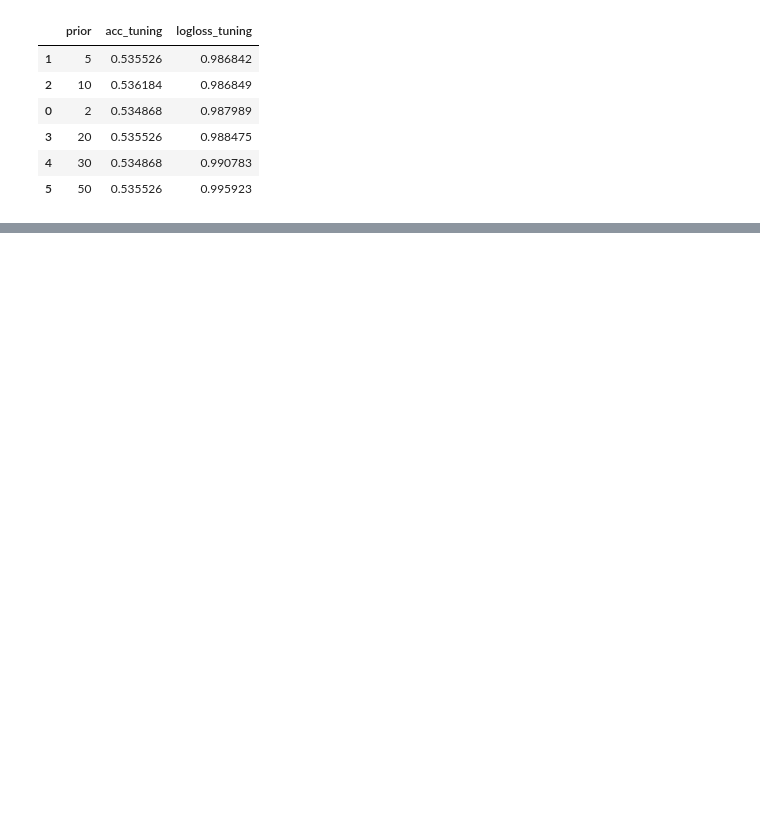
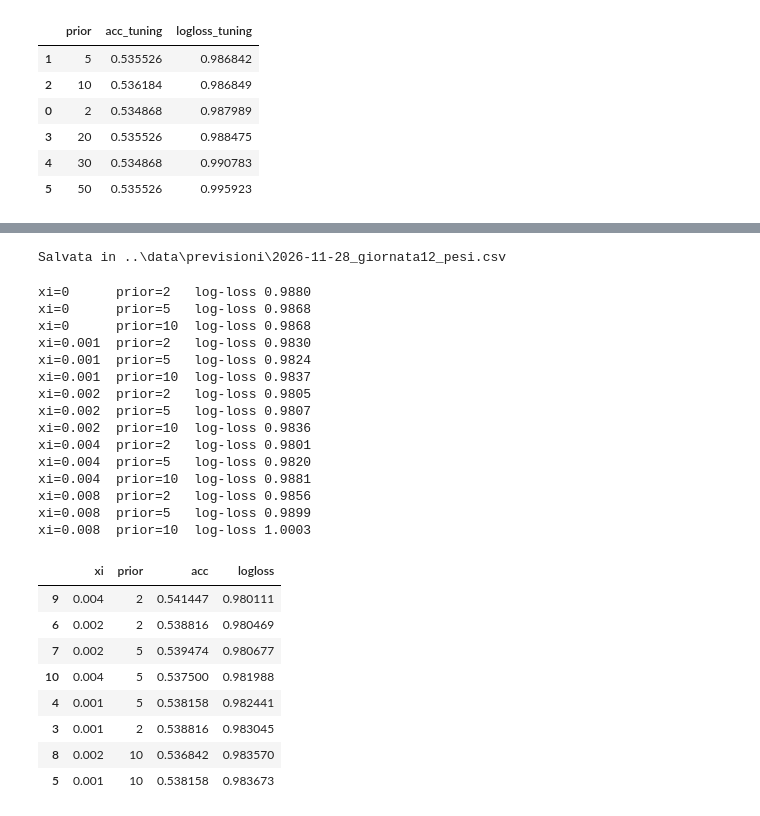
Before and after one commit to gvizzcp/SerieA-Predictor, a Jupyter notebook: notebooks/03_poisson.ipynb, the cells around one changed output, grey strips where cells are left out. Cells and saved outputs as stored; diff of their text form; code cells hidden in the pictures; blank space fills up the shorter version.

```diff
--- a/notebooks/03_poisson.ipynb
+++ b/notebooks/03_poisson.ipynb
@@ -294,0 +313,17 @@ tabella.style.format({"punti_finali": "{:.1f}", "scudetto": "{:.1%}",
+# %%
+from pathlib import Path
+from datetime import date
+
+cartella = Path("../data/previsioni")
+cartella.mkdir(exist_ok=True)
+
+g = len(corrente) // 10
+suffisso = "_pesi" if XI > 0 else ""
+file = cartella / f"{date.today()}_giornata{g:02d}{suffisso}.csv"
+if file.exists():
+    print("Esiste già, non sovrascrivo:", file)
+else:
+    tabella.to_csv(file, index_label="squadra")
+    print("Salvata in", file)
+# %% [output]
+Salvata in ..\data\previsioni\2026-11-28_giornata12_pesi.csv
@@ -294,0 +351,55 @@ tabella.style.format({"punti_finali": "{:.1f}", "scudetto": "{:.1%}",
+# %%
+def previsioni(df, prior, aggiorna=True, finestra=3, xi=0.0):
+    stagioni = sorted(df["Season"].unique())
+    righe = []
+    for i, s in enumerate(stagioni):
+        if i < finestra:
+            continue
+        passate = df[df["Season"].isin(stagioni[i-finestra:i])]
+        corrente = df[df["Season"] == s]
+        for giorno, partite in corrente.groupby("Date"):
+            if aggiorna:
+                train = pd.concat([passate, corrente[corrente["Date"] < giorno]])
+            else:
+                train = passate
+            forze, mc, mt = stima_forze(train, prior, xi, oggi=giorno)
+            for row in partite.itertuples():
+                p1, px, p2, _ = prob_partita(row.HomeTeam, row.AwayTeam, forze, mc, mt)
+                righe.append({"idx": row.Index, "pH": p1, "pD": px, "pA": p2})
+    return df.join(pd.DataFrame(righe).set_index("idx"), how="inner")
+# %%
+risultati = []
+for xi in [0, 0.001, 0.002, 0.004, 0.008]:
+    for prior in [2, 5, 10]:
+        ris = previsioni(df, prior, xi=xi)
+        acc, ll = valuta(ris, "2019-07-01", "2023-07-01")
+        risultati.append({"xi": xi, "prior": prior, "acc": acc, "logloss": ll})
+        print(f"xi={xi:<6} prior={prior:<3} log-loss {ll:.4f}")
+
+griglia = pd.DataFrame(risultati).sort_values("logloss")
+griglia.head(8)
+# %% [output]
+xi=0      prior=2   log-loss 0.9880
+xi=0      prior=5   log-loss 0.9868
+xi=0      prior=10  log-loss 0.9868
+xi=0.001  prior=2   log-loss 0.9830
+xi=0.001  prior=5   log-loss 0.9824
+xi=0.001  prior=10  log-loss 0.9837
+xi=0.002  prior=2   log-loss 0.9805
+xi=0.002  prior=5   log-loss 0.9807
+xi=0.002  prior=10  log-loss 0.9836
+xi=0.004  prior=2   log-loss 0.9801
+xi=0.004  prior=5   log-loss 0.9820
+xi=0.004  prior=10  log-loss 0.9881
+xi=0.008  prior=2   log-loss 0.9856
+xi=0.008  prior=5   log-loss 0.9899
+xi=0.008  prior=10  log-loss 1.0003
+|  | xi | prior | acc | logloss |
+| 9 | 0.004 | 2 | 0.541447 | 0.980111 |
+| 6 | 0.002 | 2 | 0.538816 | 0.980469 |
+| 7 | 0.002 | 5 | 0.539474 | 0.980677 |
+| 10 | 0.004 | 5 | 0.537500 | 0.981988 |
+| 4 | 0.001 | 5 | 0.538158 | 0.982441 |
+| 3 | 0.001 | 2 | 0.538816 | 0.983045 |
+| 8 | 0.002 | 10 | 0.536842 | 0.983570 |
+| 5 | 0.001 | 10 | 0.538158 | 0.983673 |
```
Also changed, not shown: parts of 12 cells of this notebook, 3 other files.
